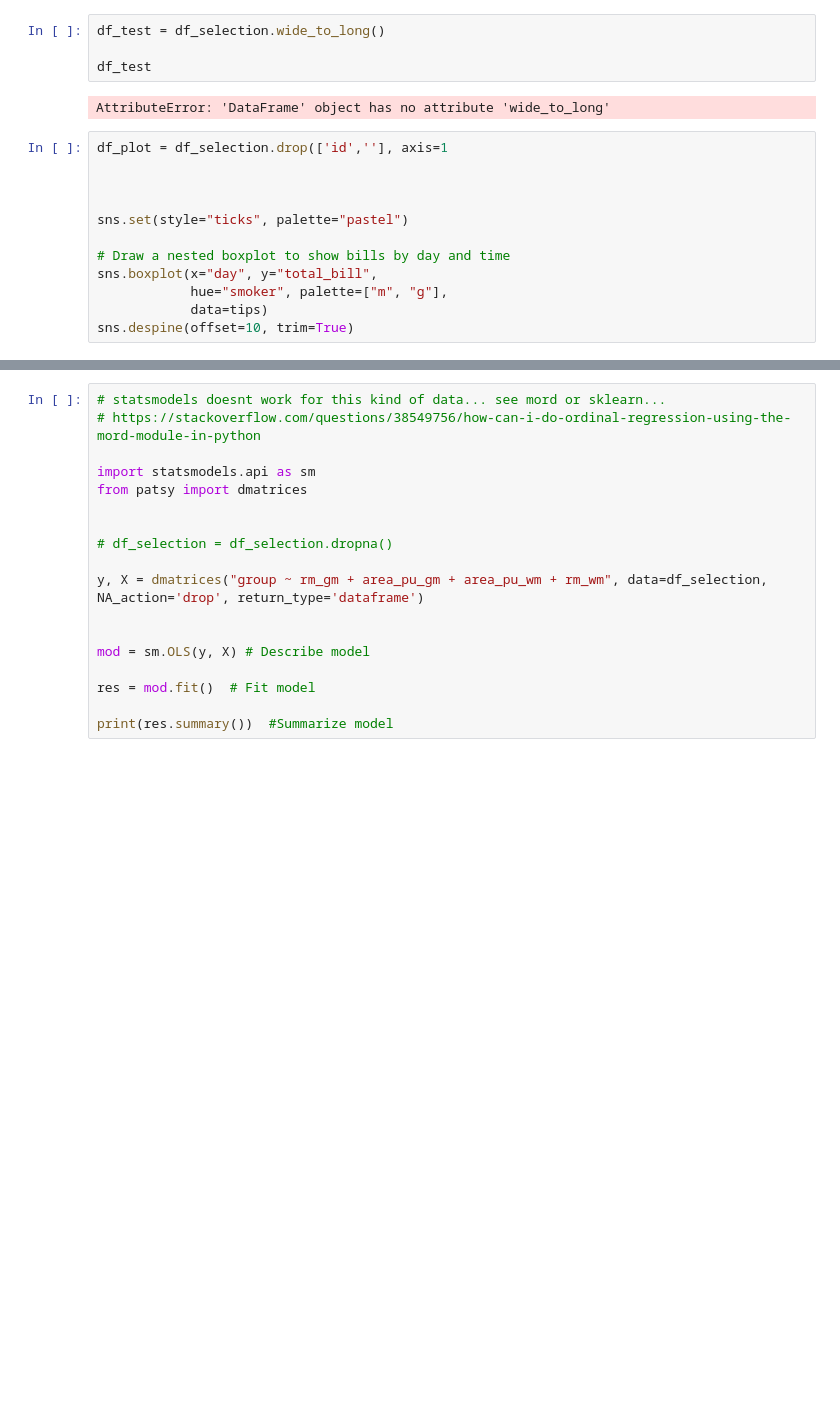
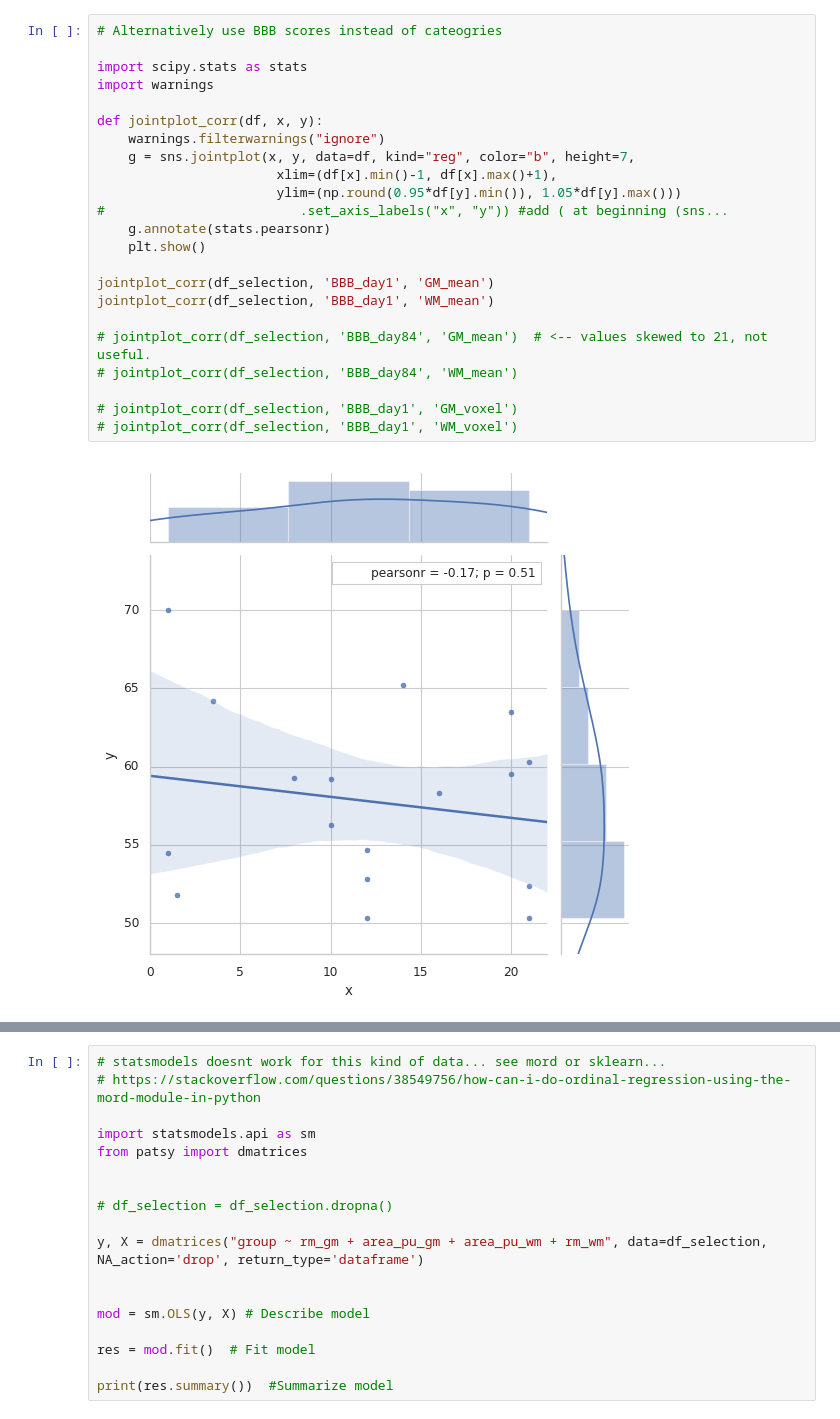
Before and after one commit to felixsc1/SpinalCord, a Jupyter notebook: Notebooks/Analysis.ipynb, the cells around one changed output, grey strips where cells are left out. Saved outputs shown, nothing was run; the diff lists cells and outputs as text; blank space fills up the shorter version.

```diff
--- a/Notebooks/Analysis.ipynb
+++ b/Notebooks/Analysis.ipynb
@@ -160,18 +123,25 @@ pairplot_singleDF(df_selection, selection)  # TODO: make widget to select contra
-# %%
-df_test = df_selection.wide_to_long()
-
-df_test
-# %% [output]
-AttributeError: 'DataFrame' object has no attribute 'wide_to_long'
-# %%
-df_plot = df_selection.drop(['id',''], axis=1
-
-
-
-sns.set(style="ticks", palette="pastel")
-
-# Draw a nested boxplot to show bills by day and time
-sns.boxplot(x="day", y="total_bill",
-            hue="smoker", palette=["m", "g"],
-            data=tips)
-sns.despine(offset=10, trim=True)
+# %%
+# Alternatively use BBB scores instead of cateogries
+
+import scipy.stats as stats
+import warnings
+
+def jointplot_corr(df, x, y):
+    warnings.filterwarnings("ignore")
+    g = sns.jointplot(x, y, data=df, kind="reg", color="b", height=7,
+                       xlim=(df[x].min()-1, df[x].max()+1),
+                       ylim=(np.round(0.95*df[y].min()), 1.05*df[y].max()))
+#                         .set_axis_labels("x", "y")) #add ( at beginning (sns...
+    g.annotate(stats.pearsonr)
+    plt.show()
+
+jointplot_corr(df_selection, 'BBB_day1', 'GM_mean')
+jointplot_corr(df_selection, 'BBB_day1', 'WM_mean')
+
+# jointplot_corr(df_selection, 'BBB_day84', 'GM_mean')  # <-- values skewed to 21, not useful.
+# jointplot_corr(df_selection, 'BBB_day84', 'WM_mean')
+
+# jointplot_corr(df_selection, 'BBB_day1', 'GM_voxel')
+# jointplot_corr(df_selection, 'BBB_day1', 'WM_voxel')
+# %% [output]
+[figure, added]
```
Also changed, not shown: parts of 11 cells of this notebook, 1 other file.
